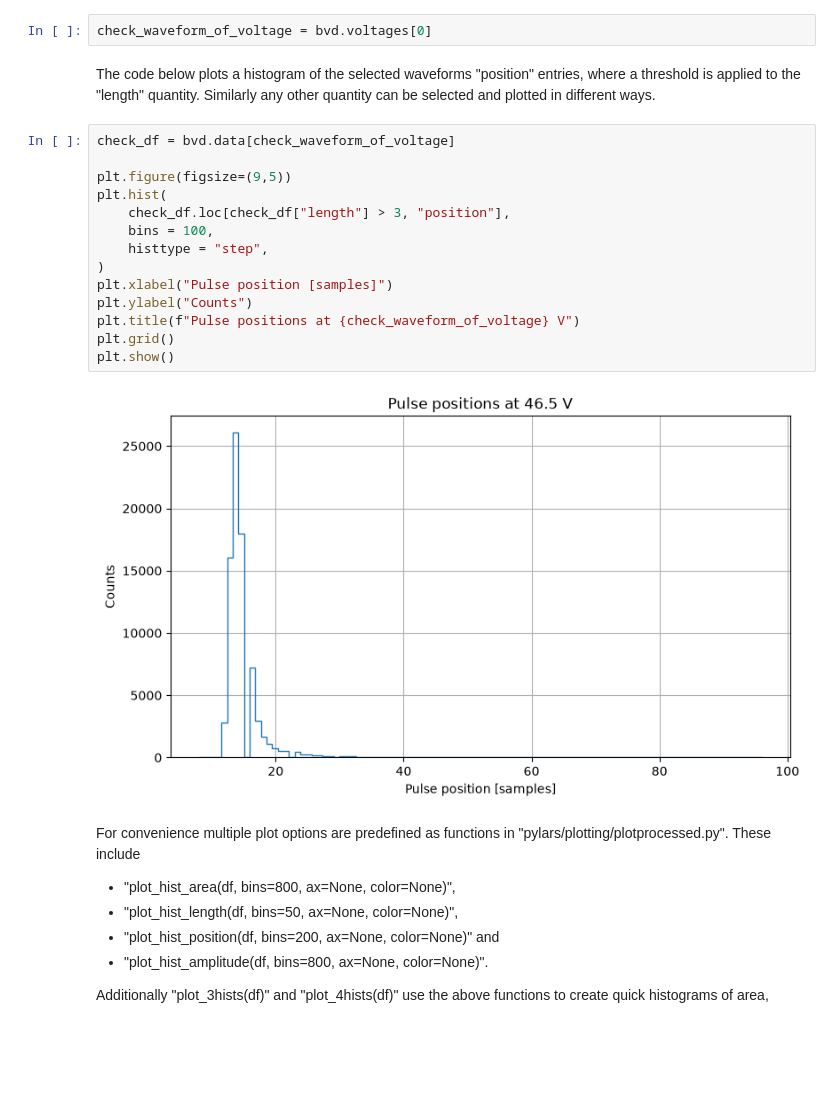
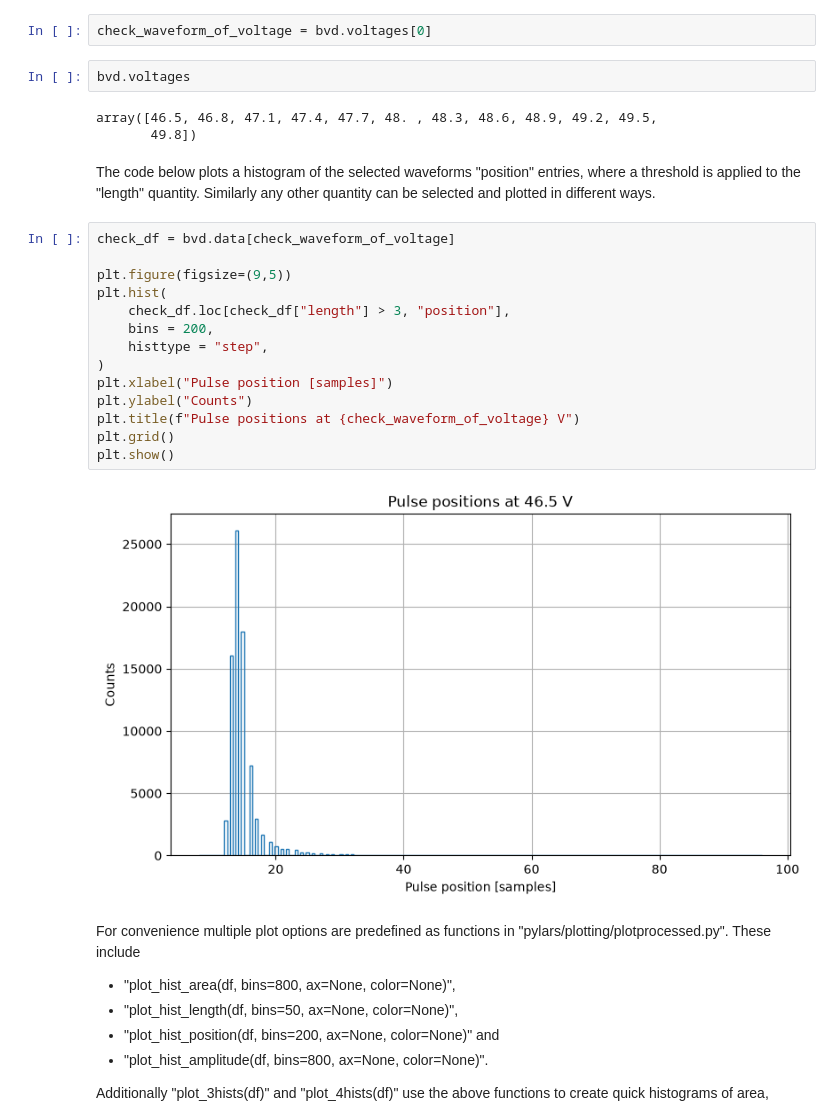
Before and after one commit to ricmperes/PyLArS, a Jupyter notebook: notebooks/Breakdown Voltage Computation (Reworked).ipynb, the cells around one changed output. Saved outputs shown, nothing was run; the diff lists cells and outputs as text; blank space fills up the shorter version.

```diff
--- a/notebooks/Breakdown Voltage Computation (Reworked).ipynb
+++ b/notebooks/Breakdown Voltage Computation (Reworked).ipynb
@@ -195,24 +198,29 @@ processed_data.data
 ## Check a Waveform
 # %%
 check_waveform_of_voltage = bvd.voltages[0]
+# %%
+bvd.voltages
+# %% [output]
+array([46.5, 46.8, 47.1, 47.4, 47.7, 48. , 48.3, 48.6, 48.9, 49.2, 49.5,
+       49.8])
 # %% [markdown]
 The code below plots a histogram of the selected waveforms "position" entries, where a threshold is applied to the "length" quantity. Similarly any other quantity can be selected and plotted in different ways.
 # %%
 check_df = bvd.data[check_waveform_of_voltage]
 
 plt.figure(figsize=(9,5))
 plt.hist(
     check_df.loc[check_df["length"] > 3, "position"],
-    bins = 100,
+    bins = 200,
     histtype = "step",
 )
 plt.xlabel("Pulse position [samples]")
 plt.ylabel("Counts")
 plt.title(f"Pulse positions at {check_waveform_of_voltage} V")
 plt.grid()
 plt.show()
 # %% [output]
-[figure, old version]
+[figure, new version]
 # %% [markdown]
 For convenience multiple plot options are predefined as functions in "pylars/plotting/plotprocessed.py". These include
 - "plot_hist_area(df, bins=800, ax=None, color=None)",
```
Also changed, not shown: parts of 3 cells of this notebook, 3 other files.
